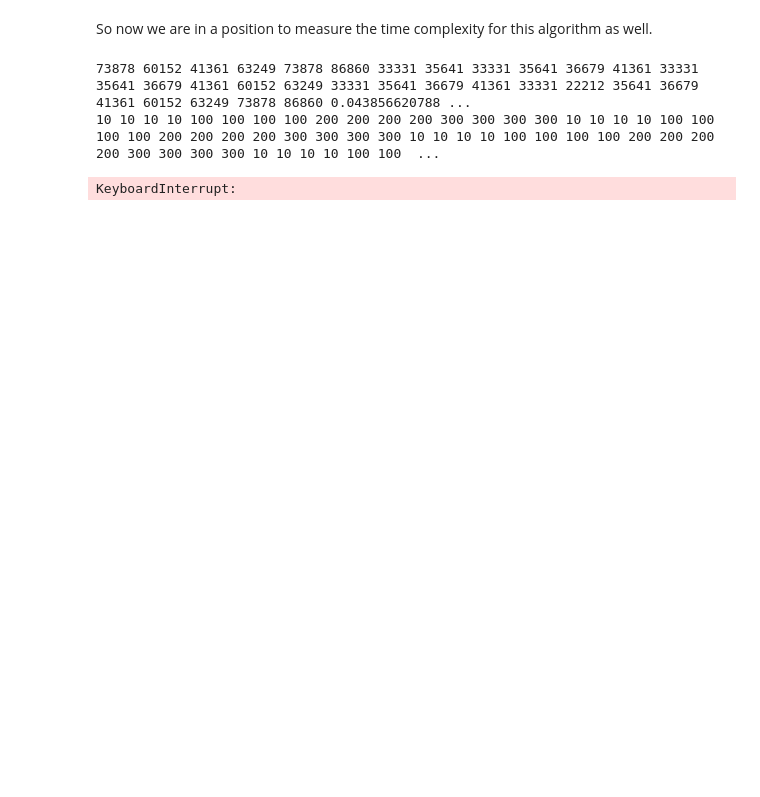
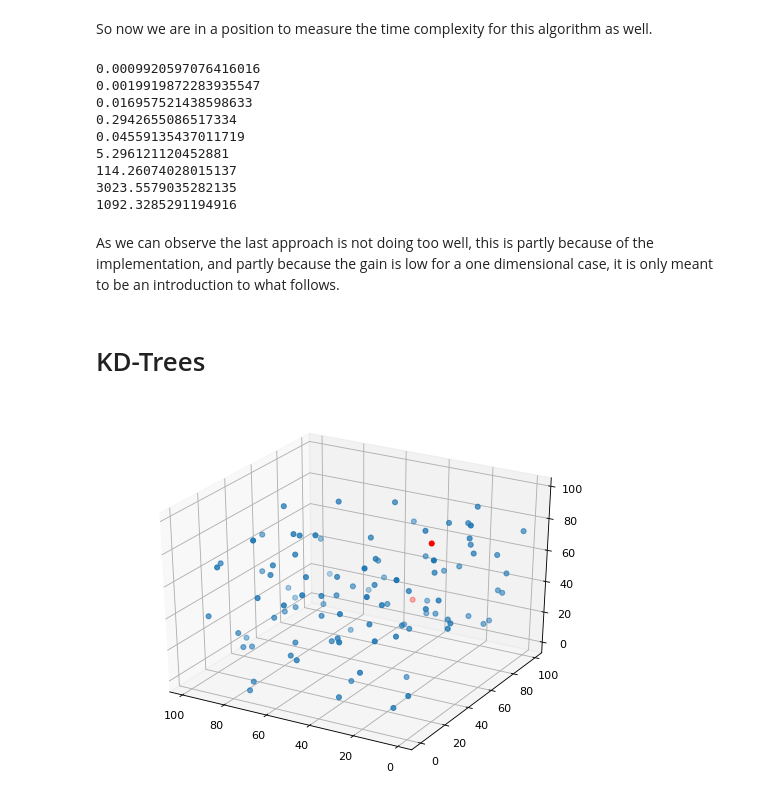
Before and after one commit to Vejni/Python-RangeSearch, a Jupyter notebook: RangeSearch.ipynb, the cells around one changed output. Saved outputs shown, nothing was run; the diff lists cells and outputs as text; code cells hidden in the pictures; blank space fills up the shorter version.

```diff
--- a/RangeSearch.ipynb
+++ b/RangeSearch.ipynb
@@ -202,8 +197,39 @@ for s1 in sizes:
 
         elapsed_time = time.time() - now
         task21_times.append(elapsed_time)
-        print (elapsed_time)
+        print (elapsed_time) # I am still running
+
+plot_3d(task21_times)
 # %% [output]
-73878 60152 41361 63249 73878 86860 33331 35641 33331 35641 36679 41361 33331 35641 36679 41361 60152 63249 33331 35641 36679 41361 33331 22212 35641 36679 41361 60152 63249 73878 86860 0.043856620788 ...
-10 10 10 10 100 100 100 100 200 200 200 200 300 300 300 300 10 10 10 10 100 100 100 100 200 200 200 200 300 300 300 300 10 10 10 10 100 100 100 100 200 200 200 200 300 300 300 300 10 10 10 10 100 100  ...
+0.0009920597076416016
+0.0019919872283935547
+0.016957521438598633
+0.2942655086517334
+0.04559135437011719
+5.296121120452881
+114.26074028015137
+3023.5579035282135
+1092.3285291194916
-KeyboardInterrupt:
+# %% [markdown]
+As we can observe the last approach is not doing too well, this is partly because of the implementation, and partly because the gain is low for a one dimensional case, it is only meant to be an introduction to what follows.
+# %% [markdown]
+# KD-Trees
+# %%
+xs = np.random.randint(low=0, high=100, size=(100,1))
+ys = np.random.randint(low=0, high=100, size=(100,1))
+zs = np.random.randint(low=0, high=100, size=(100,1))
+points = np.c_[xs,ys,zs]
+
+qx = np.random.randint(low=0, high=100, size=(2,1))
+qy = np.random.randint(low=0, high=100, size=(2,1))
+qz = np.random.randint(low=0, high=100, size=(2,1))
+q = np.c_[qx,qy,qz]
+
+
+fig = plt.figure(num=None, figsize=(8, 6), dpi=80, facecolor='w', edgecolor='k')
+ax = fig.add_subplot(111, projection='3d')
+ax.scatter3D(xs,ys,zs)
+ax.scatter3D(qx,qy,qz,color="red")
+ax.invert_xaxis()
+# %% [output]
+[figure, added]
```
Also changed, not shown: parts of 7 cells of this notebook, 9 other files.
